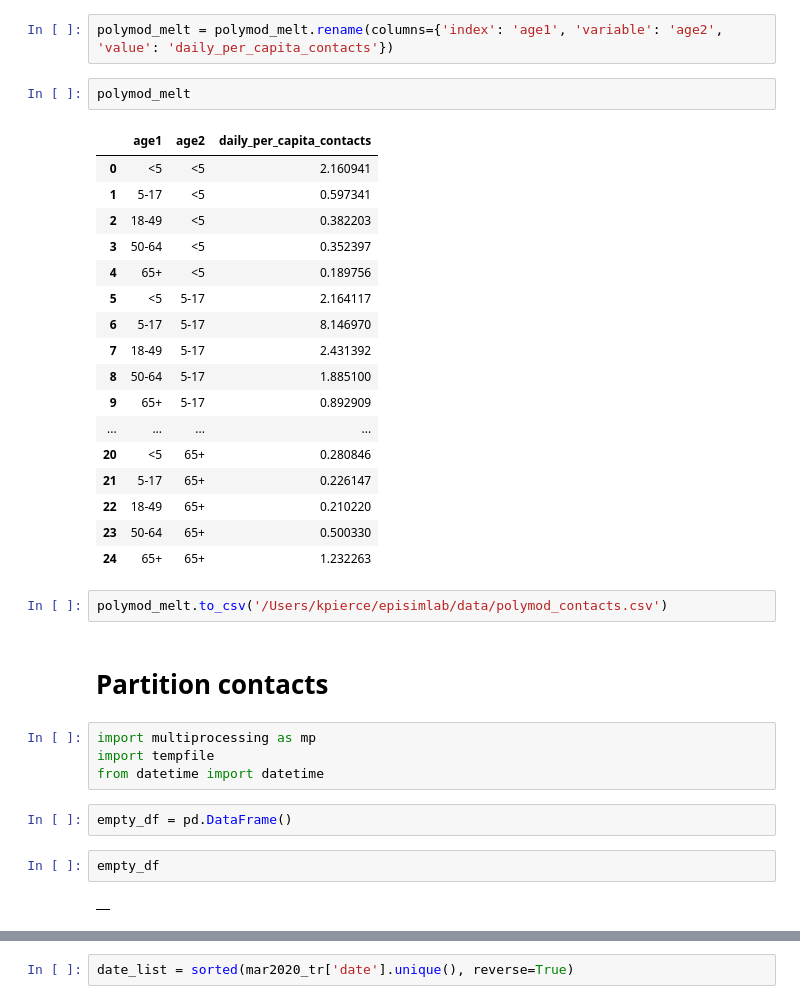
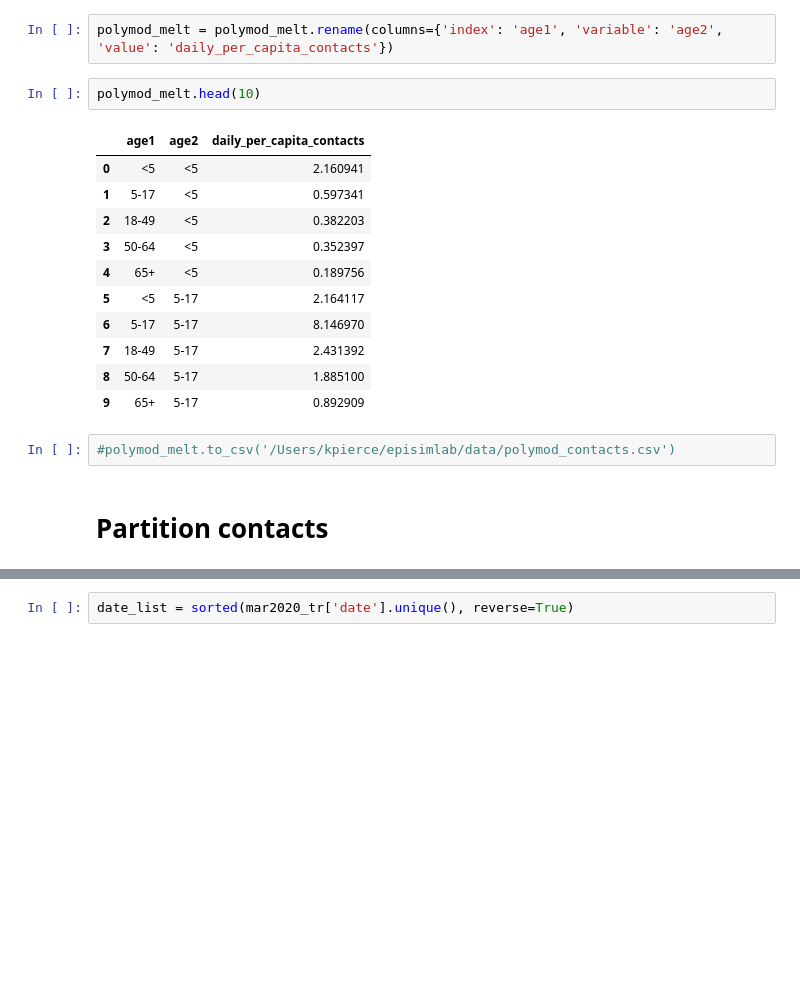
Before and after one commit to UT-Covid/episimlab, a Jupyter notebook: 20210511_DemoPartitionProcess.ipynb, the cells around one changed output, grey strips where cells are left out. Saved outputs shown, nothing was run; the diff lists cells and outputs as text; blank space fills up the shorter version.

```diff
--- a/20210511_DemoPartitionProcess.ipynb
+++ b/20210511_DemoPartitionProcess.ipynb
@@ -43,36 +46,20 @@ polymod_melt = polymod.melt(id_vars='index', value_vars=['<5', '5-17', '18-49',
 # %%
 polymod_melt = polymod_melt.rename(columns={'index': 'age1', 'variable': 'age2', 'value': 'daily_per_capita_contacts'})
 # %%
-polymod_melt
+polymod_melt.head(10)
 # %% [output]
 |  | age1 | age2 | daily_per_capita_contacts |
 | 0 | <5 | <5 | 2.160941 |
 | 1 | 5-17 | <5 | 0.597341 |
 | 2 | 18-49 | <5 | 0.382203 |
 | 3 | 50-64 | <5 | 0.352397 |
 | 4 | 65+ | <5 | 0.189756 |
 | 5 | <5 | 5-17 | 2.164117 |
 | 6 | 5-17 | 5-17 | 8.146970 |
 | 7 | 18-49 | 5-17 | 2.431392 |
 | 8 | 50-64 | 5-17 | 1.885100 |
 | 9 | 65+ | 5-17 | 0.892909 |
-| ... | ... | ... | ... |
-| 20 | <5 | 65+ | 0.280846 |
-| 21 | 5-17 | 65+ | 0.226147 |
-| 22 | 18-49 | 65+ | 0.210220 |
-| 23 | 50-64 | 65+ | 0.500330 |
-| 24 | 65+ | 65+ | 1.232263 |
 # %%
-polymod_melt.to_csv('/Users/kpierce/episimlab/data/polymod_contacts.csv')
+#polymod_melt.to_csv('/Users/kpierce/episimlab/data/polymod_contacts.csv')
 # %% [markdown]
 # Partition contacts
-# %%
-import multiprocessing as mp
-import tempfile
-from datetime import datetime
-# %%
-empty_df = pd.DataFrame()
-# %%
-empty_df
-# %% [output]
-|  |
```
Also changed, not shown: parts of 34 cells of this notebook, 8 other files.
